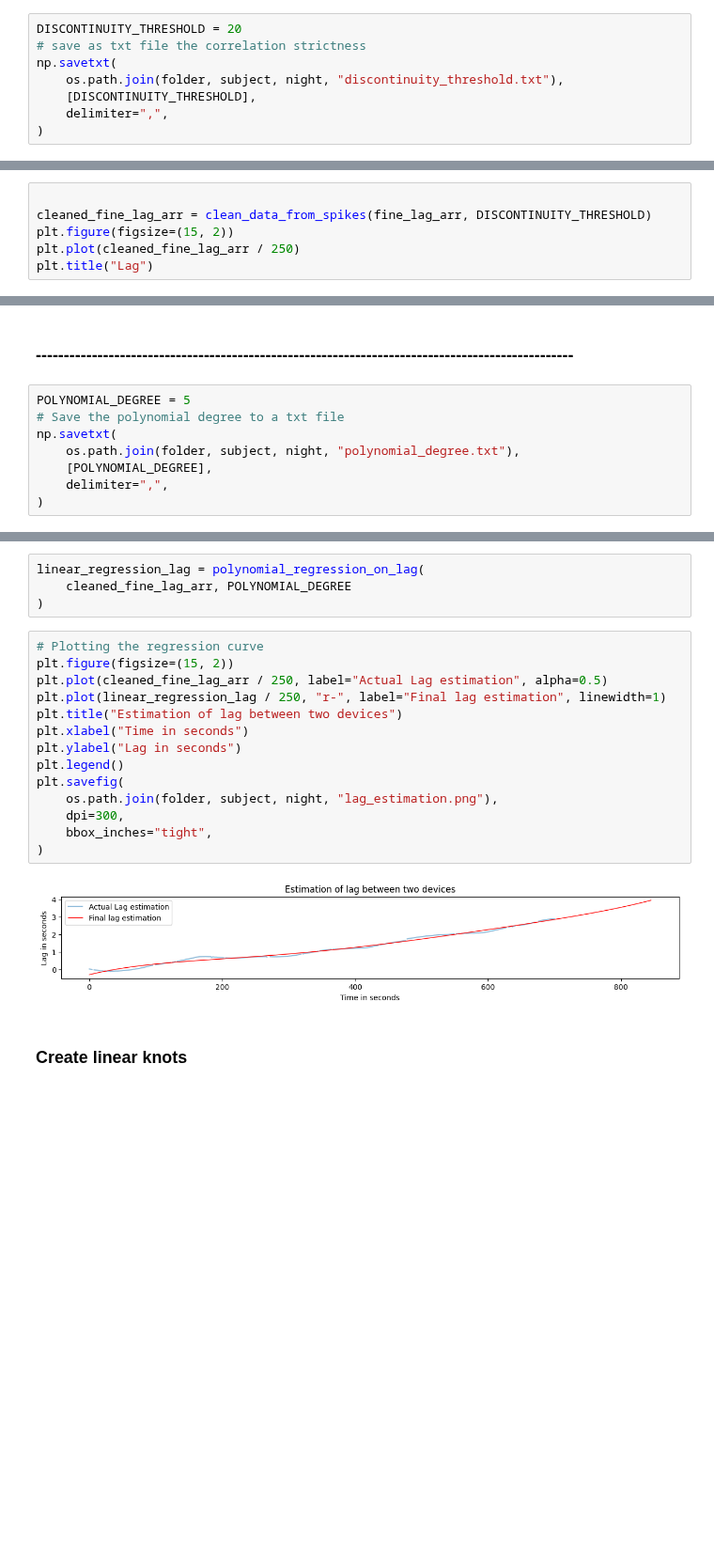
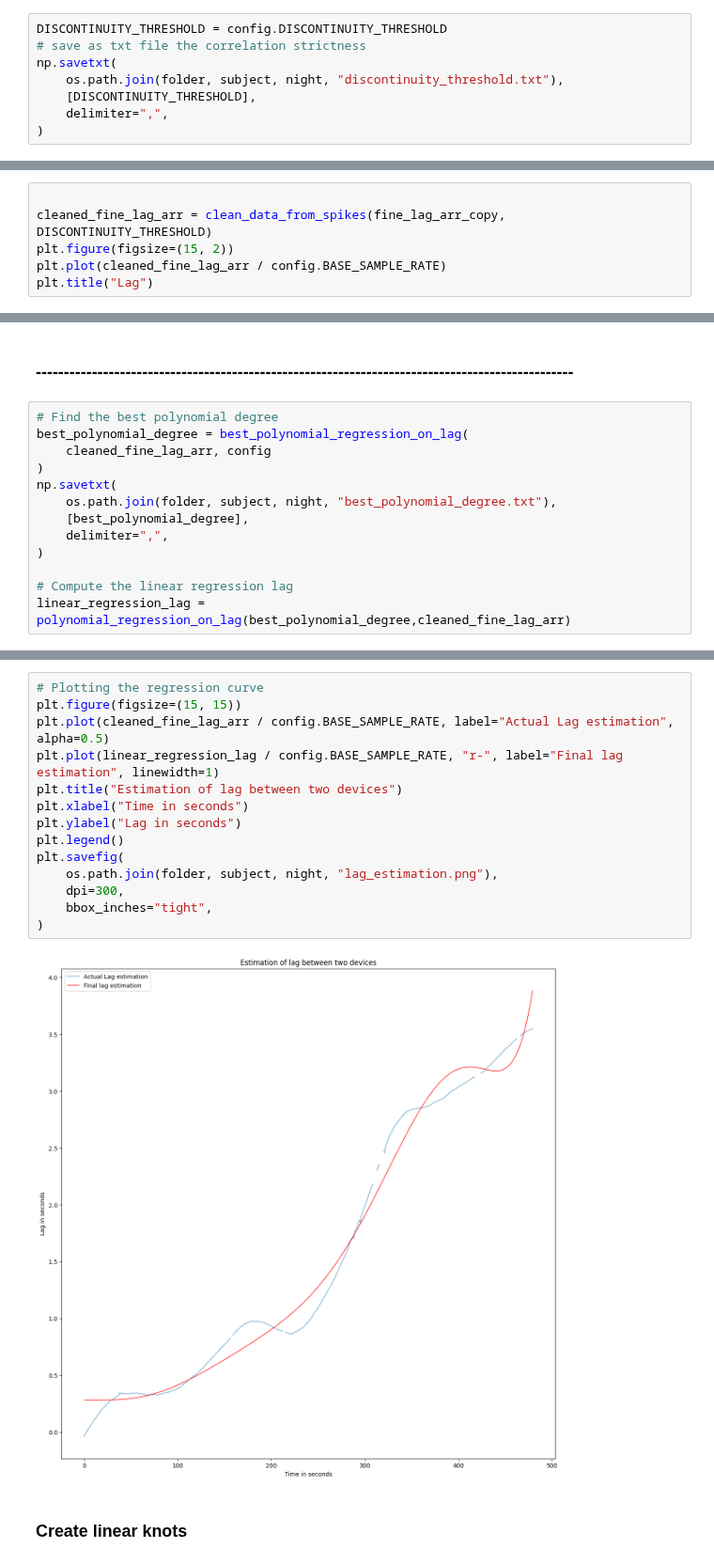
Before and after one commit to iduntech/idn-sync-data, a Jupyter notebook: sync_main.ipynb, the cells around one changed output, grey strips where cells are left out. Shown at 94% size. Cells and saved outputs as stored; diff of their text form; blank space fills up the shorter version.

Commit message:
works on fullsculp, improvements on poly degree

```diff
--- a/sync_main.ipynb
+++ b/sync_main.ipynb
@@ -276,7 +289,7 @@ plt.ylim(-5, 15)
 # %% [markdown]
 ### ------------------------------------------------------------------------------------------------
 # %%
-DISCONTINUITY_THRESHOLD = 20
+DISCONTINUITY_THRESHOLD = config.DISCONTINUITY_THRESHOLD
 # save as txt file the correlation strictness
 np.savetxt(
     os.path.join(folder, subject, night, "discontinuity_threshold.txt"),
@@ -287,9 +300,9 @@ np.savetxt(
 ### ------------------------------------------------------------------------------------------------
 # %%
 
-cleaned_fine_lag_arr = clean_data_from_spikes(fine_lag_arr, DISCONTINUITY_THRESHOLD)
+cleaned_fine_lag_arr = clean_data_from_spikes(fine_lag_arr_copy, DISCONTINUITY_THRESHOLD)
 plt.figure(figsize=(15, 2))
-plt.plot(cleaned_fine_lag_arr / 250)
+plt.plot(cleaned_fine_lag_arr / config.BASE_SAMPLE_RATE)
 plt.title("Lag")
 # %% [output]
 Text(0.5, 1.0, 'Lag')
@@ -299,10 +312,15 @@ Text(0.5, 1.0, 'Lag')
 # %% [markdown]
 ### ------------------------------------------------------------------------------------------------
 # %%
-POLYNOMIAL_DEGREE = 5
-# Save the polynomial degree to a txt file
+# Find the best polynomial degree
+best_polynomial_degree = best_polynomial_regression_on_lag(
+    cleaned_fine_lag_arr, config
+)
 np.savetxt(
-    os.path.join(folder, subject, night, "polynomial_degree.txt"),
-    [POLYNOMIAL_DEGREE],
+    os.path.join(folder, subject, night, "best_polynomial_degree.txt"),
+    [best_polynomial_degree],
     delimiter=",",
 )
+
+# Compute the linear regression lag
+linear_regression_lag = polynomial_regression_on_lag(best_polynomial_degree,cleaned_fine_lag_arr)
@@ -311,23 +339,19 @@ np.savetxt(
-# %%
-linear_regression_lag = polynomial_regression_on_lag(
-    cleaned_fine_lag_arr, POLYNOMIAL_DEGREE
-)
 # %%
 # Plotting the regression curve
-plt.figure(figsize=(15, 2))
-plt.plot(cleaned_fine_lag_arr / 250, label="Actual Lag estimation", alpha=0.5)
-plt.plot(linear_regression_lag / 250, "r-", label="Final lag estimation", linewidth=1)
+plt.figure(figsize=(15, 15))
+plt.plot(cleaned_fine_lag_arr / config.BASE_SAMPLE_RATE, label="Actual Lag estimation", alpha=0.5)
+plt.plot(linear_regression_lag / config.BASE_SAMPLE_RATE, "r-", label="Final lag estimation", linewidth=1)
 plt.title("Estimation of lag between two devices")
 plt.xlabel("Time in seconds")
 plt.ylabel("Lag in seconds")
 plt.legend()
 plt.savefig(
     os.path.join(folder, subject, night, "lag_estimation.png"),
     dpi=300,
     bbox_inches="tight",
 )
 # %% [output]
-[figure, old version]
+[figure, new version]
 # %% [markdown]
 ### Create linear knots
 # %%
```
Also changed, not shown: parts of 45 cells of this notebook, 3 other files.
